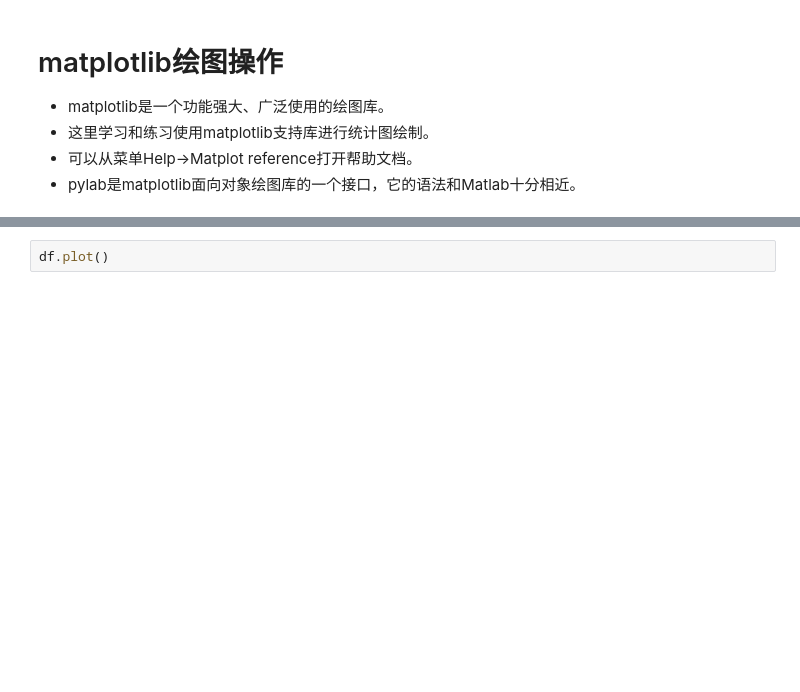
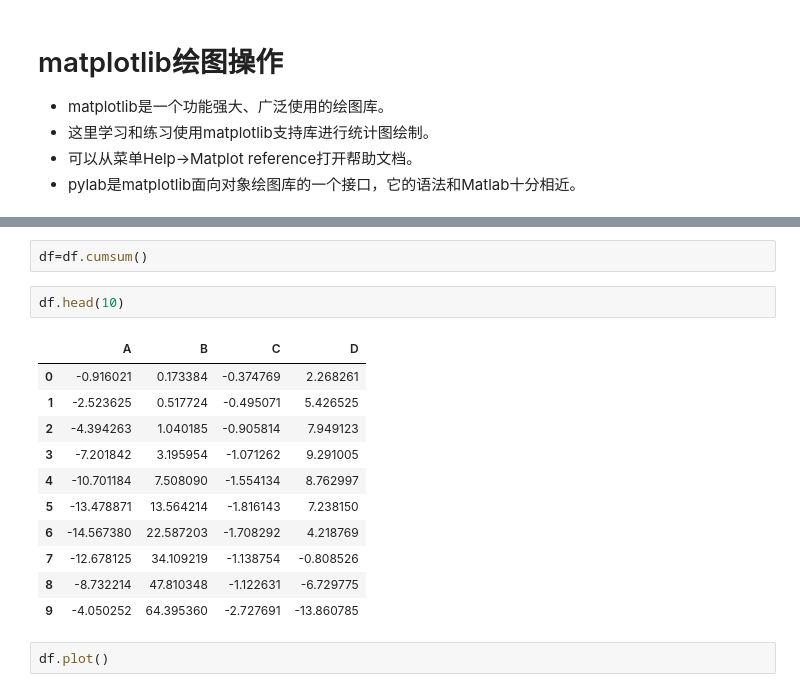
Before and after one commit to databooks/databook, a Jupyter notebook: quickstart/04-pymatplot.ipynb, the cells around one changed output, grey strips where cells are left out. Saved outputs shown, nothing was run; the diff lists cells and outputs as text; blank space fills up the shorter version.

```diff
--- a/quickstart/04-pymatplot.ipynb
+++ b/quickstart/04-pymatplot.ipynb
@@ -16,3 +29,19 @@ df=df.cumsum()
+# %%
+df=df.cumsum()
+# %%
+df.head(10)
+# %% [output]
+|  | A | B | C | D |
+| 0 | -0.916021 | 0.173384 | -0.374769 | 2.268261 |
+| 1 | -2.523625 | 0.517724 | -0.495071 | 5.426525 |
+| 2 | -4.394263 | 1.040185 | -0.905814 | 7.949123 |
+| 3 | -7.201842 | 3.195954 | -1.071262 | 9.291005 |
+| 4 | -10.701184 | 7.508090 | -1.554134 | 8.762997 |
+| 5 | -13.478871 | 13.564214 | -1.816143 | 7.238150 |
+| 6 | -14.567380 | 22.587203 | -1.708292 | 4.218769 |
+| 7 | -12.678125 | 34.109219 | -1.138754 | -0.808526 |
+| 8 | -8.732214 | 47.810348 | -1.122631 | -6.729775 |
+| 9 | -4.050252 | 64.395360 | -2.727691 | -13.860785 |
 # %%
 df.plot()
 # %% [output]
```
Also changed, not shown: parts of 2 cells of this notebook, 6 other files.
